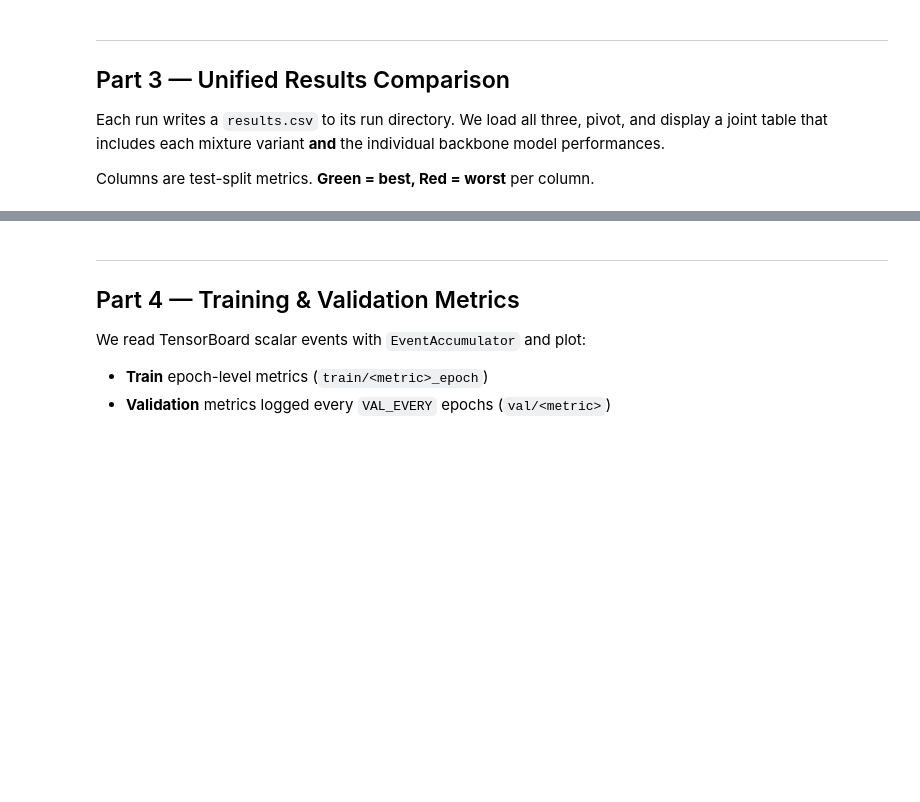
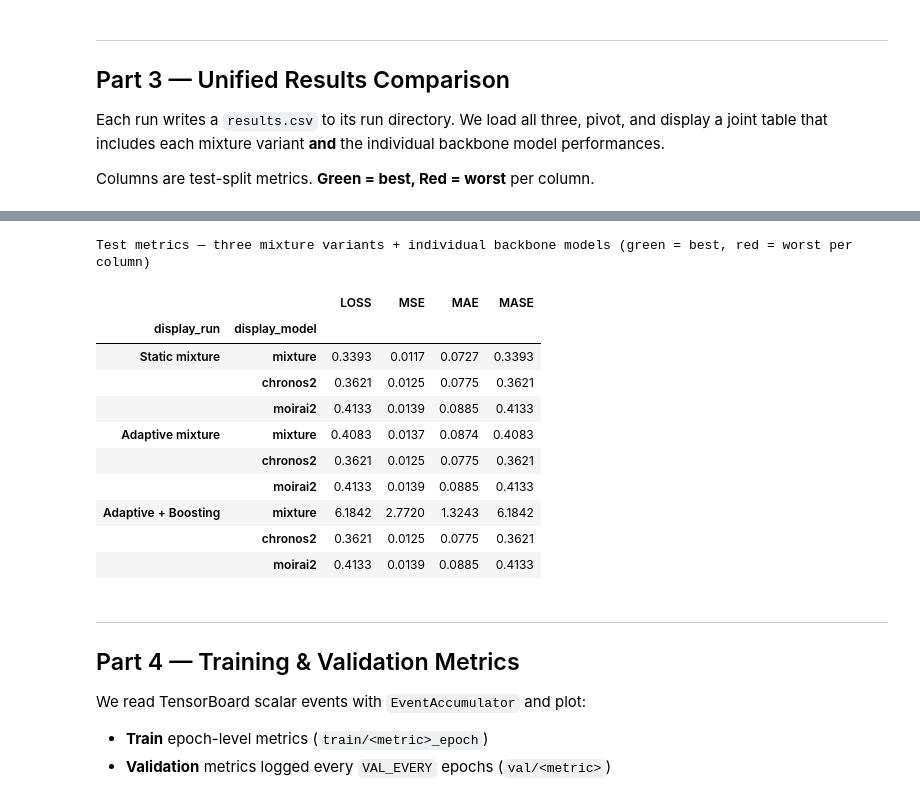
Before and after one commit to abenechehab/gifteval_challenge, a Jupyter notebook: demo.ipynb, the cells around one changed output, grey strips where cells are left out. Cells and saved outputs as stored; diff of their text form; code cells hidden in the pictures; blank space fills up the shorter version.

```diff
--- a/demo.ipynb
+++ b/demo.ipynb
@@ -269,3 +265,77 @@ else:
+# %%
+# Ensure numeric values
+all_df["value"] = pd.to_numeric(all_df["value"], errors="coerce")
+
+# Pivot
+pivot = (
+    all_df.pivot_table(
+        index=["run", "model"],
+        columns="metric",
+        values="value",
+        aggfunc="first",
+    )
+    .reset_index()
+)
+
+# -------------------------------------------------
+# Build ordered rows: mixture first, then models
+# -------------------------------------------------
+row_order = []
+for run_key in run_dirs:
+    for model in ["mixture"] + MODEL_NAMES:
+        sub = pivot[(pivot["run"] == run_key) & (pivot["model"] == model)]
+        if not sub.empty:
+            row_order.append(sub.index[0])
+
+pivot = pivot.loc[row_order].reset_index(drop=True)
+
+# -------------------------------------------------
+# Build clean MultiIndex (guaranteed unique)
+# -------------------------------------------------
+display_runs = pivot["run"].map(lambda r: DISPLAY_NAMES.get(r, r))
+
+pivot["display_run"] = display_runs
+pivot["display_model"] = pivot["model"]
+
+# Set hierarchical index
+pivot = pivot.set_index(["display_run", "display_model"])
+
+# -------------------------------------------------
+# Select metrics safely
+# -------------------------------------------------
+metric_cols = [c for c in ["loss", "mse", "mae", "mase"] if c in pivot.columns]
+
+table = pivot[metric_cols].copy()
+table.columns = [c.upper() for c in table.columns]
+
+# -------------------------------------------------
+# Styling (now safe because index is unique)
+# -------------------------------------------------
+styled = (
+    table.style
+    .format("{:.4f}")
+    .highlight_min(axis=0, color="#c6efce")
+    .highlight_max(axis=0, color="#ffc7ce")
+    .set_caption(
+        "Test metrics — three mixture variants + individual backbone models "
+        "(green = best, red = worst per column)"
+    )
+)
+
+display(styled)
+# %% [output]
+Test metrics — three mixture variants + individual backbone models (green = best, red = worst per column)
+|  |  | LOSS | MSE | MAE | MASE |
+| display_run | display_model |  |  |  |  |
+| Static mixture | mixture | 0.3393 | 0.0117 | 0.0727 | 0.3393 |
+|  | chronos2 | 0.3621 | 0.0125 | 0.0775 | 0.3621 |
+|  | moirai2 | 0.4133 | 0.0139 | 0.0885 | 0.4133 |
+| Adaptive mixture | mixture | 0.4083 | 0.0137 | 0.0874 | 0.4083 |
+|  | chronos2 | 0.3621 | 0.0125 | 0.0775 | 0.3621 |
+|  | moirai2 | 0.4133 | 0.0139 | 0.0885 | 0.4133 |
+| Adaptive + Boosting | mixture | 6.1842 | 2.7720 | 1.3243 | 6.1842 |
+|  | chronos2 | 0.3621 | 0.0125 | 0.0775 | 0.3621 |
+|  | moirai2 | 0.4133 | 0.0139 | 0.0885 | 0.4133 |
 # %% [markdown]
 ---
 ## Part 4 — Training & Validation Metrics
```
Also changed, not shown: parts of 7 cells of this notebook.
